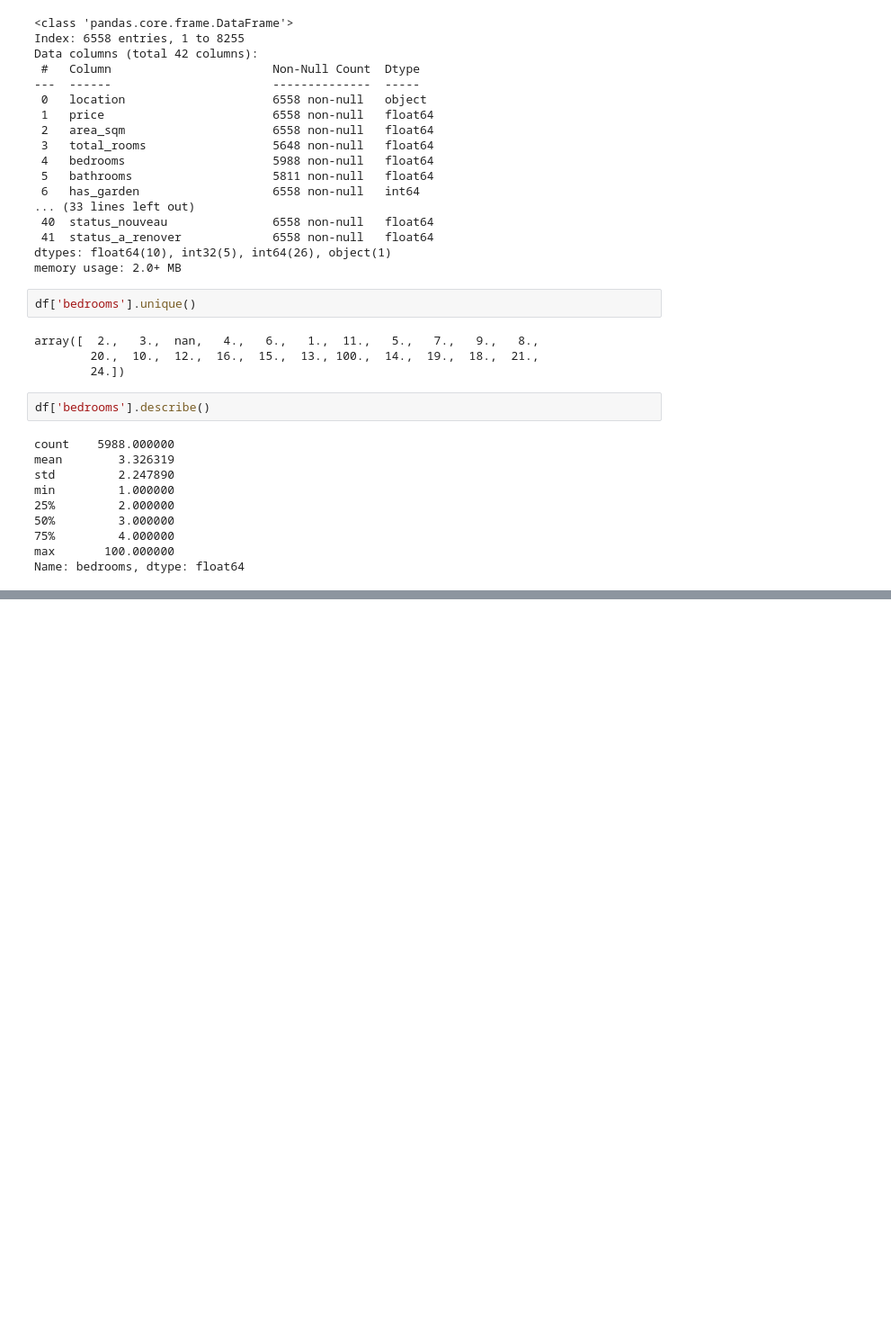
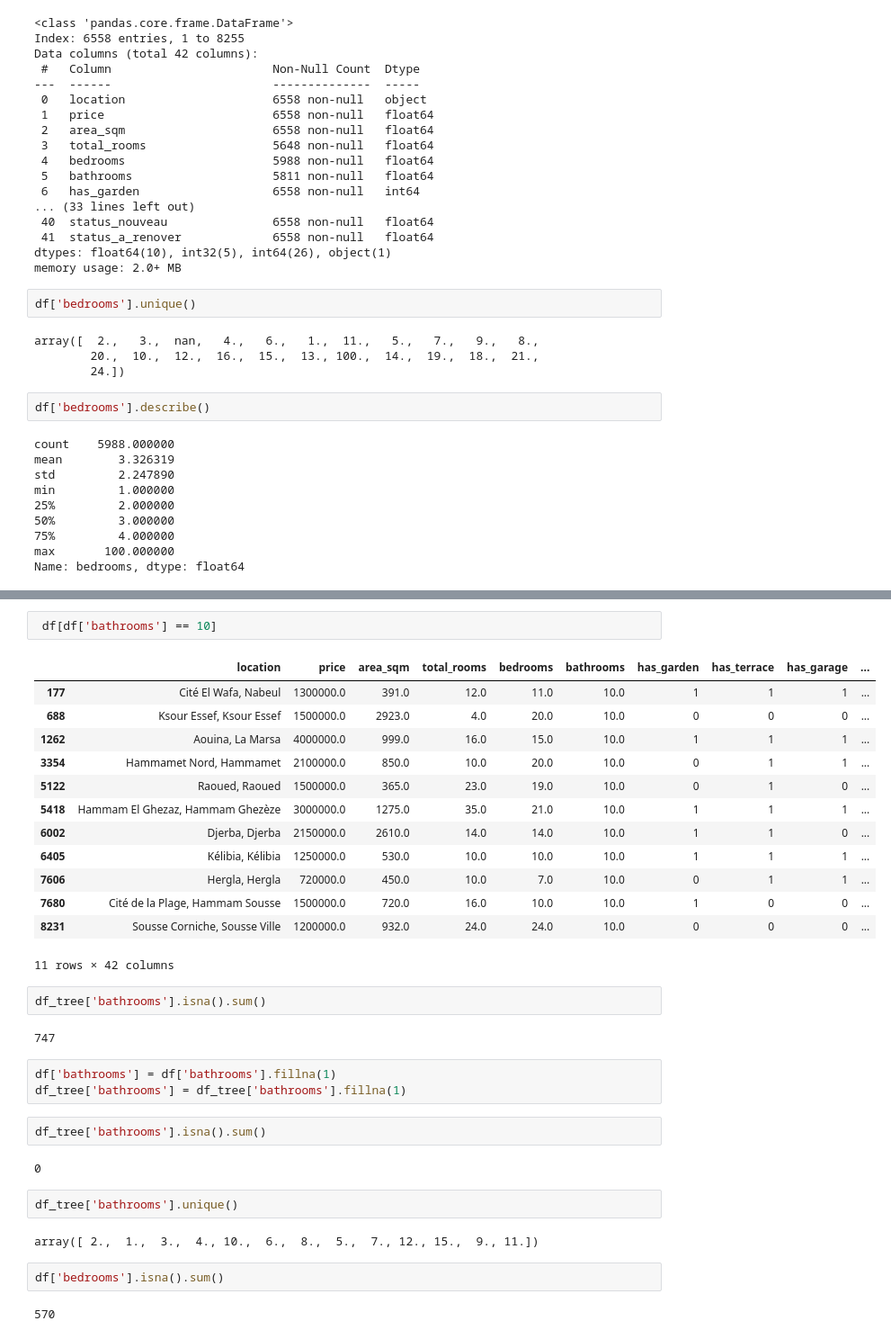
Before and after one commit to MarouaHattab/House-sale-Price-Predicition, a Jupyter notebook: New folder/CleaningMubwab.ipynb, the cells around one changed output, grey strips where cells are left out. Shown at 90% size. Drawn from its saved outputs; the diff is of its cells as text; blank space fills up the shorter version.

```diff
--- a/New folder/CleaningMubwab.ipynb
+++ b/New folder/CleaningMubwab.ipynb
@@ -635,0 +657,35 @@ df
+# %%
+ df[df['bathrooms'] == 10]
+# %% [output]
+|  | location | price | area_sqm | total_rooms | bedrooms | bathrooms | has_garden | has_terrace | has_garage | ... |
+| 177 | Cité El Wafa, Nabeul | 1300000.0 | 391.0 | 12.0 | 11.0 | 10.0 | 1 | 1 | 1 | ... |
+| 688 | Ksour Essef, Ksour Essef | 1500000.0 | 2923.0 | 4.0 | 20.0 | 10.0 | 0 | 0 | 0 | ... |
+| 1262 | Aouina, La Marsa | 4000000.0 | 999.0 | 16.0 | 15.0 | 10.0 | 1 | 1 | 1 | ... |
+| 3354 | Hammamet Nord, Hammamet | 2100000.0 | 850.0 | 10.0 | 20.0 | 10.0 | 0 | 1 | 1 | ... |
+| 5122 | Raoued, Raoued | 1500000.0 | 365.0 | 23.0 | 19.0 | 10.0 | 0 | 1 | 0 | ... |
+| 5418 | Hammam El Ghezaz, Hammam Ghezèze | 3000000.0 | 1275.0 | 35.0 | 21.0 | 10.0 | 1 | 1 | 1 | ... |
+| 6002 | Djerba, Djerba | 2150000.0 | 2610.0 | 14.0 | 14.0 | 10.0 | 1 | 1 | 0 | ... |
+| 6405 | Kélibia, Kélibia | 1250000.0 | 530.0 | 10.0 | 10.0 | 10.0 | 1 | 1 | 1 | ... |
+| 7606 | Hergla, Hergla | 720000.0 | 450.0 | 10.0 | 7.0 | 10.0 | 0 | 1 | 1 | ... |
+| 7680 | Cité de la Plage, Hammam Sousse | 1500000.0 | 720.0 | 16.0 | 10.0 | 10.0 | 1 | 0 | 0 | ... |
+| 8231 | Sousse Corniche, Sousse Ville | 1200000.0 | 932.0 | 24.0 | 24.0 | 10.0 | 0 | 0 | 0 | ... |
+11 rows × 42 columns
+# %%
+df_tree['bathrooms'].isna().sum()
+# %% [output]
+747
+# %%
+df['bathrooms'] = df['bathrooms'].fillna(1)
+df_tree['bathrooms'] = df_tree['bathrooms'].fillna(1)
+# %%
+df_tree['bathrooms'].isna().sum()
+# %% [output]
+0
+# %%
+df_tree['bathrooms'].unique()
+# %% [output]
+array([ 2.,  1.,  3.,  4., 10.,  6.,  8.,  5.,  7., 12., 15.,  9., 11.])
+# %%
+df['bedrooms'].isna().sum()
+# %% [output]
+570
```
Also changed, not shown: parts of 23 cells of this notebook.
